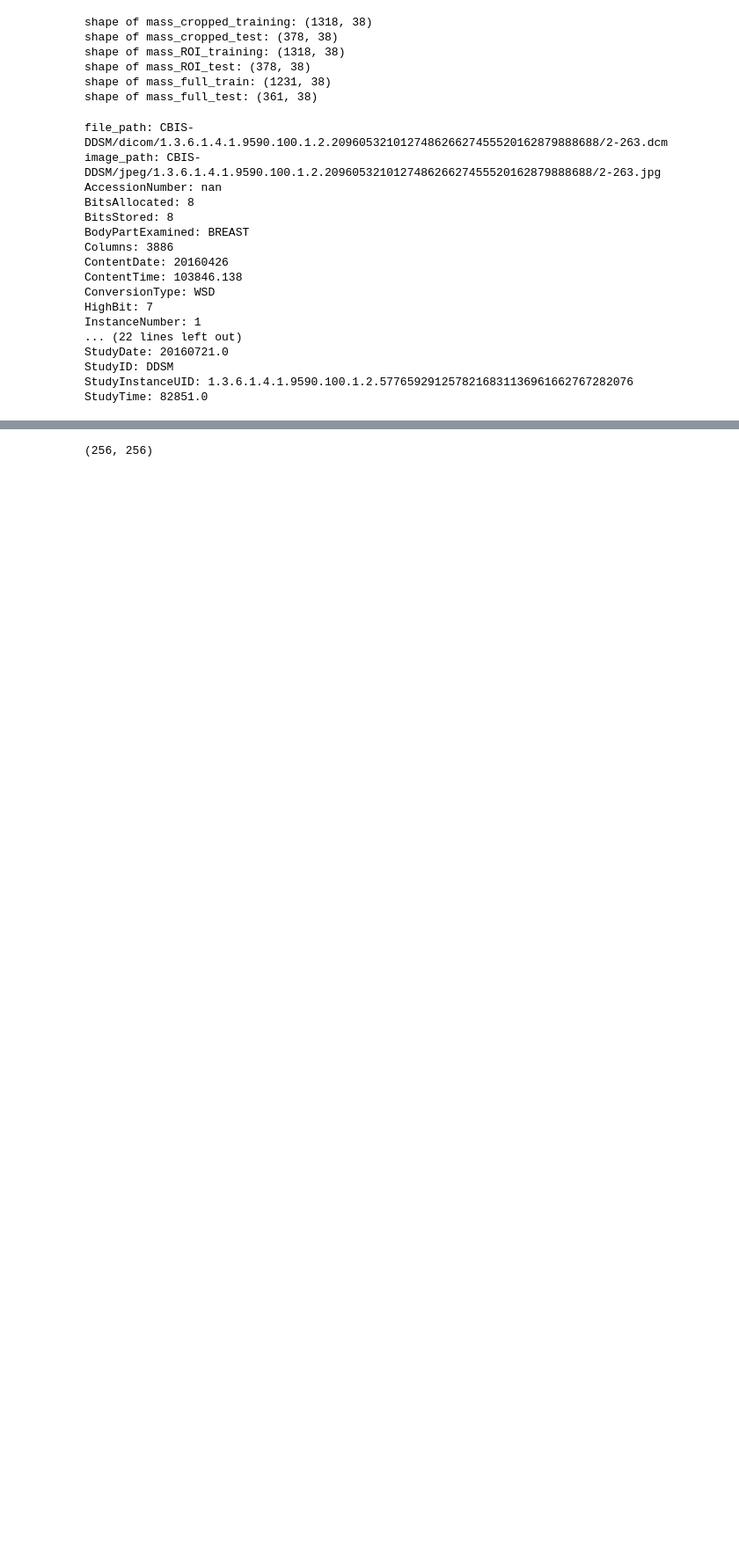
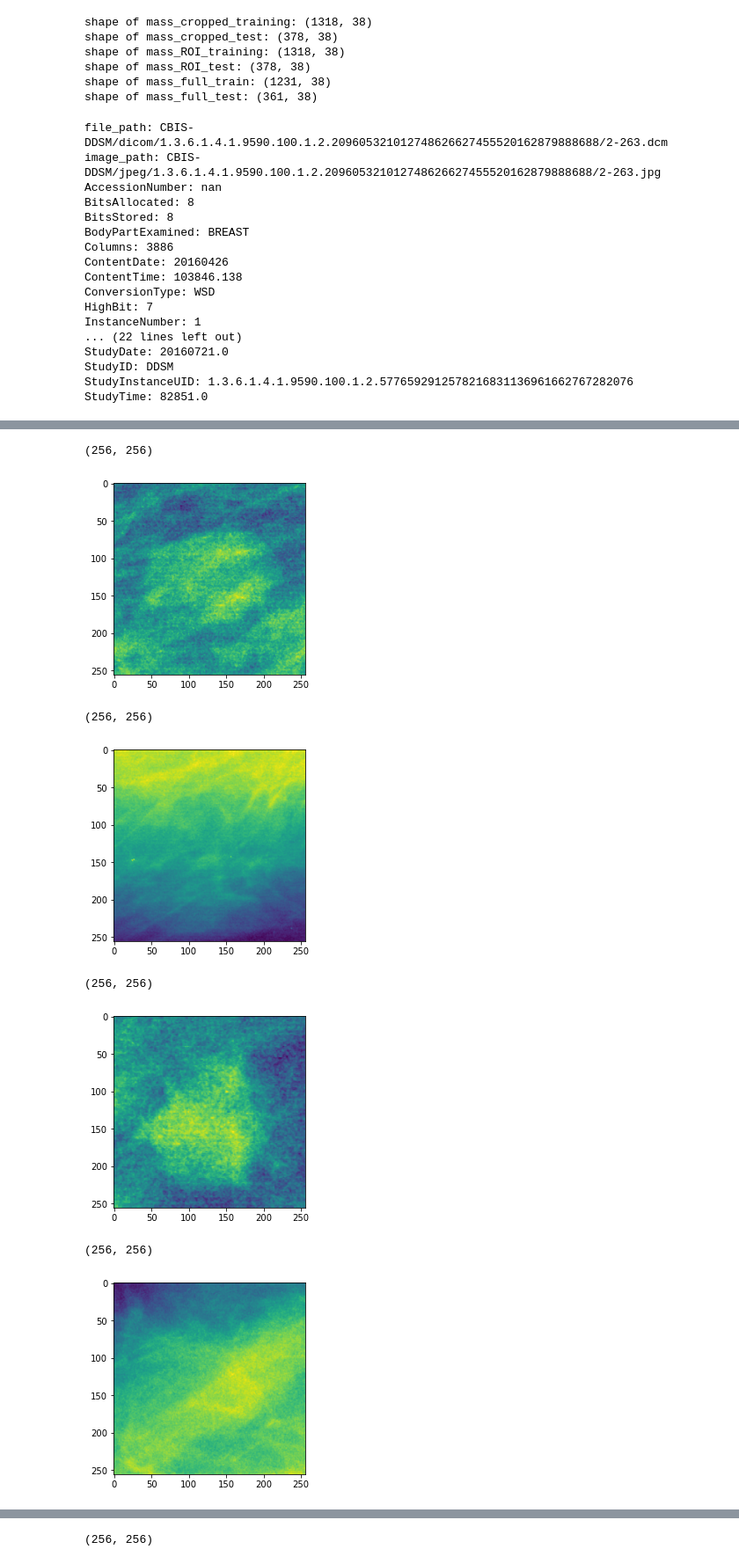
Before and after one commit to Stjernelund/Mammography-Cancer-Classification, a Jupyter notebook: test.ipynb, the cells around one changed output, grey strips where cells are left out. Shown at 88% size. Drawn from its saved outputs; the diff is of its cells as text; code cells hidden in the pictures; blank space fills up the shorter version.

```diff
--- a/test.ipynb
+++ b/test.ipynb
@@ -209,0 +135,18 @@ mass_cropped_train[mass_cropped_train.PatientID == 'Mass-Training_P_01039_RIGHT_
+# %%
+
+ny = mass_cropped_train[mass_cropped_train.PatientID.apply(lambda x: x.startswith('Mass-Training_P_01039_RIGHT_MLO'))]
+path = ny.image_path.apply(lambda x: x.replace('CBIS-DDSM/jpeg', image_dir))
+for path in path.values:
+    img = cv.imread(path, cv.IMREAD_GRAYSCALE)
+    print(img.shape)
+    plt.imshow(img)
+    plt.show()
+# %% [output]
+(256, 256)
+[figure, added]
+(256, 256)
+[figure, added]
+(256, 256)
+[figure, added]
+(256, 256)
+[figure, added]
```
Also changed, not shown: parts of 10 cells of this notebook, 1 other file.
